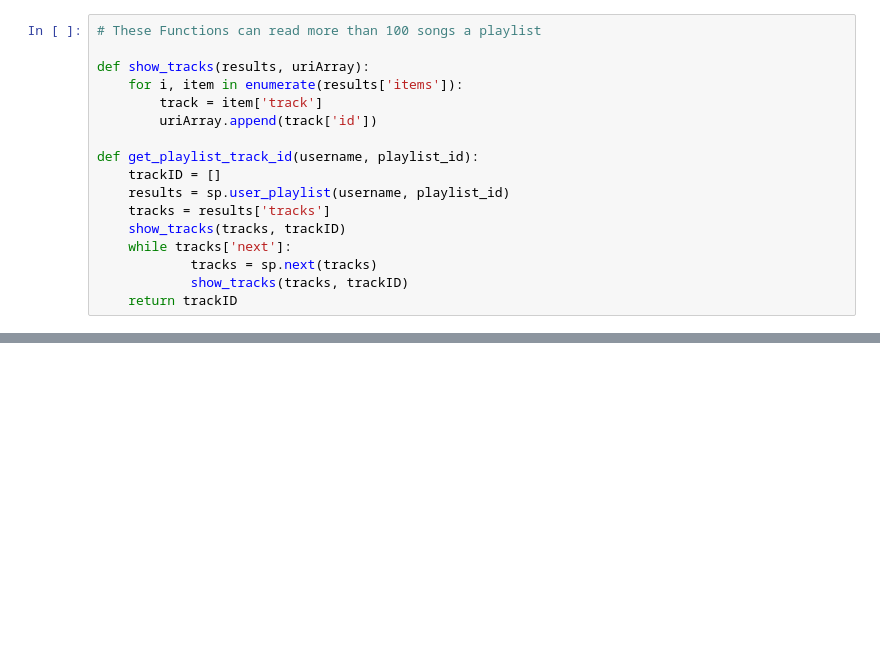
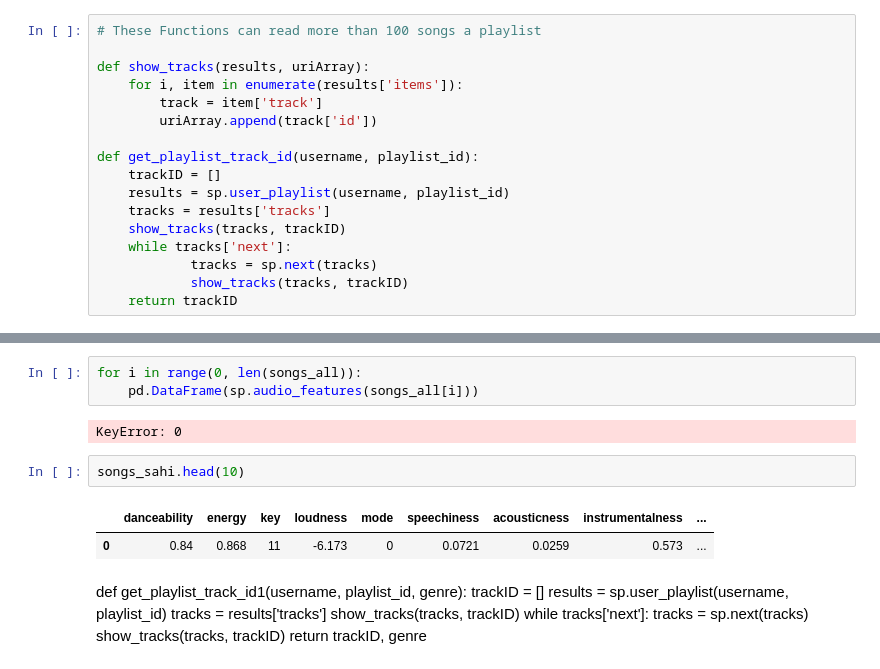
Before and after one commit to chetanpopli/subgenre-classifier, a Jupyter notebook: data_extraction.ipynb, the cells around one changed output, grey strips where cells are left out. Drawn from its saved outputs; the diff is of its cells as text; blank space fills up the shorter version.

```diff
--- a/data_extraction.ipynb
+++ b/data_extraction.ipynb
@@ -156,0 +186,20 @@ get_playlist_track_id('Mac Peterson', '7AUqarp6W3pf0tVFrRvzZw')
+# %%
+for i in range(0, len(songs_all)):
+    pd.DataFrame(sp.audio_features(songs_all[i]))
+# %% [output]
+KeyError: 0
+# %%
+songs_sahi.head(10)
+# %% [output]
+|  | danceability | energy | key | loudness | mode | speechiness | acousticness | instrumentalness | ... |
+| 0 | 0.84 | 0.868 | 11 | -6.173 | 0 | 0.0721 | 0.0259 | 0.573 | ... |
+# %% [markdown]
+def get_playlist_track_id1(username, playlist_id, genre):
+    trackID = []
+    results = sp.user_playlist(username, playlist_id)
+    tracks = results['tracks']
+    show_tracks(tracks, trackID)
+    while tracks['next']:
+            tracks = sp.next(tracks)
+            show_tracks(tracks, trackID)
+    return trackID, genre
```
Also changed, not shown: parts of 13 cells of this notebook.
